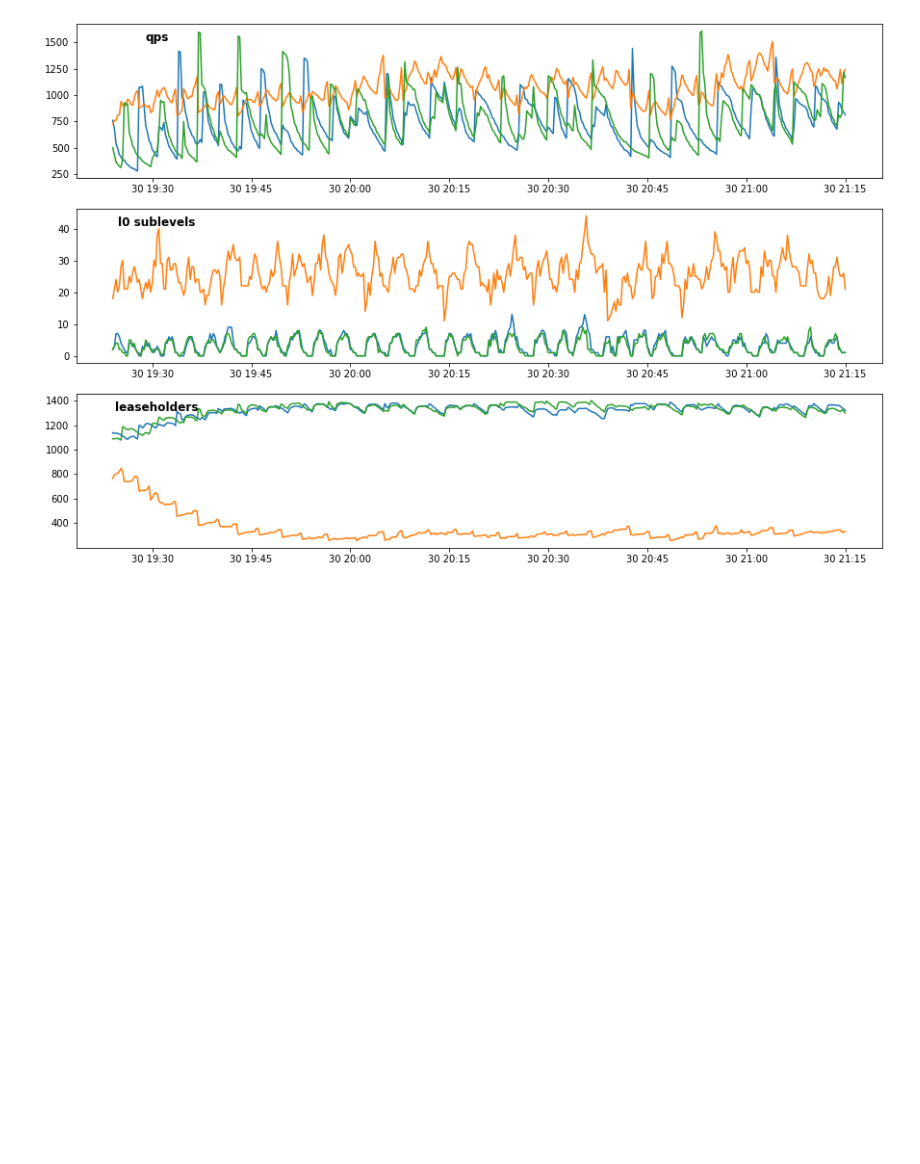
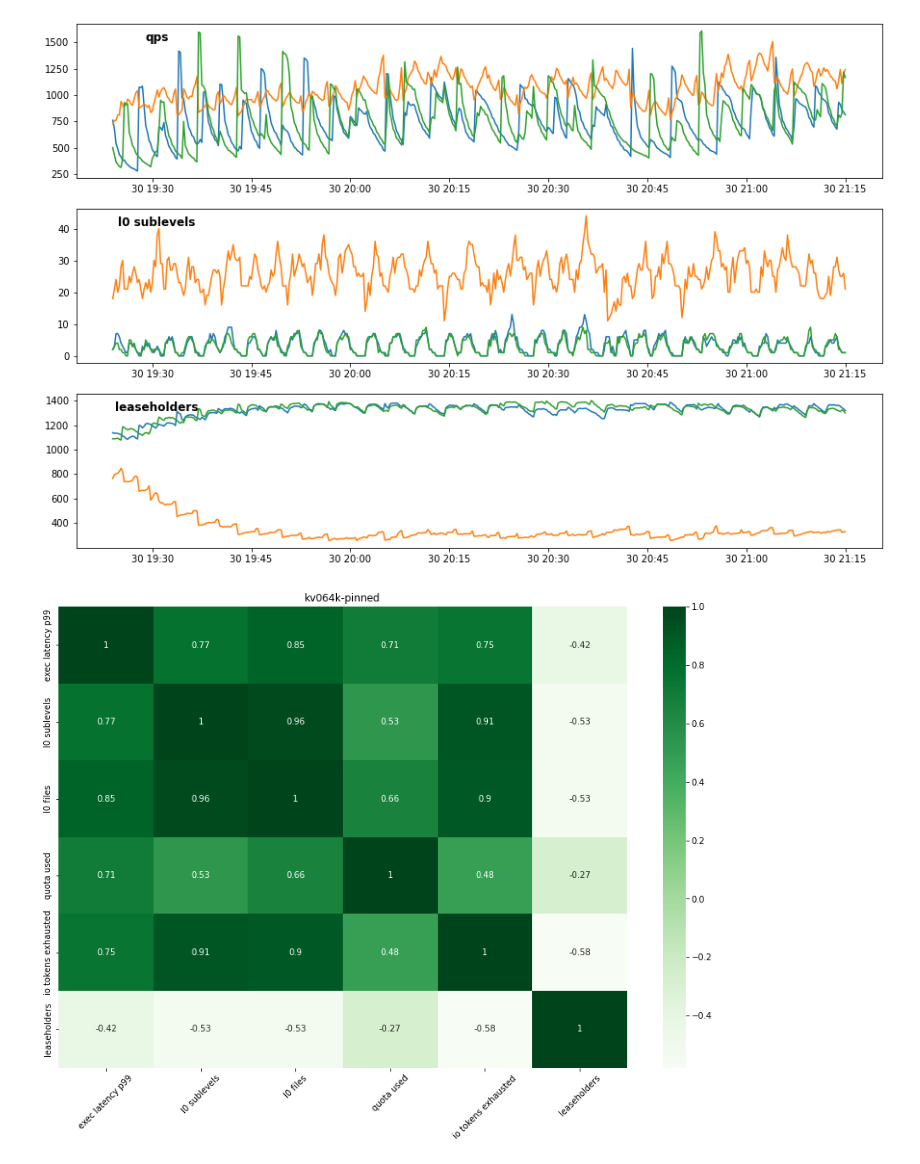
Before and after one commit to kvoli/alloc-signals, a Jupyter notebook: signals.ipynb, the cells around one changed output. Saved outputs shown, nothing was run; the diff lists cells and outputs as text; code cells hidden in the pictures; blank space fills up the shorter version.

```diff
--- a/signals.ipynb
+++ b/signals.ipynb
@@ -129,3 +129,7 @@ Index(['instance', 'sql count', 'qps', 'iops in progress', 'cpu',
        'write stall duratiion', 'replicas', 'leaseholders'],
       dtype='object')
 [figure]
+# %%
+plot_graph("kv064k-pinned", "2022-09-05 15:10:00", "2022-09-05 17:30:00", "kv064k-pinned", 0.7, -0.4, "exec latency p99", "")
+# %% [output]
+[figure, added]
```
Also changed, not shown: parts of 6 cells of this notebook.
